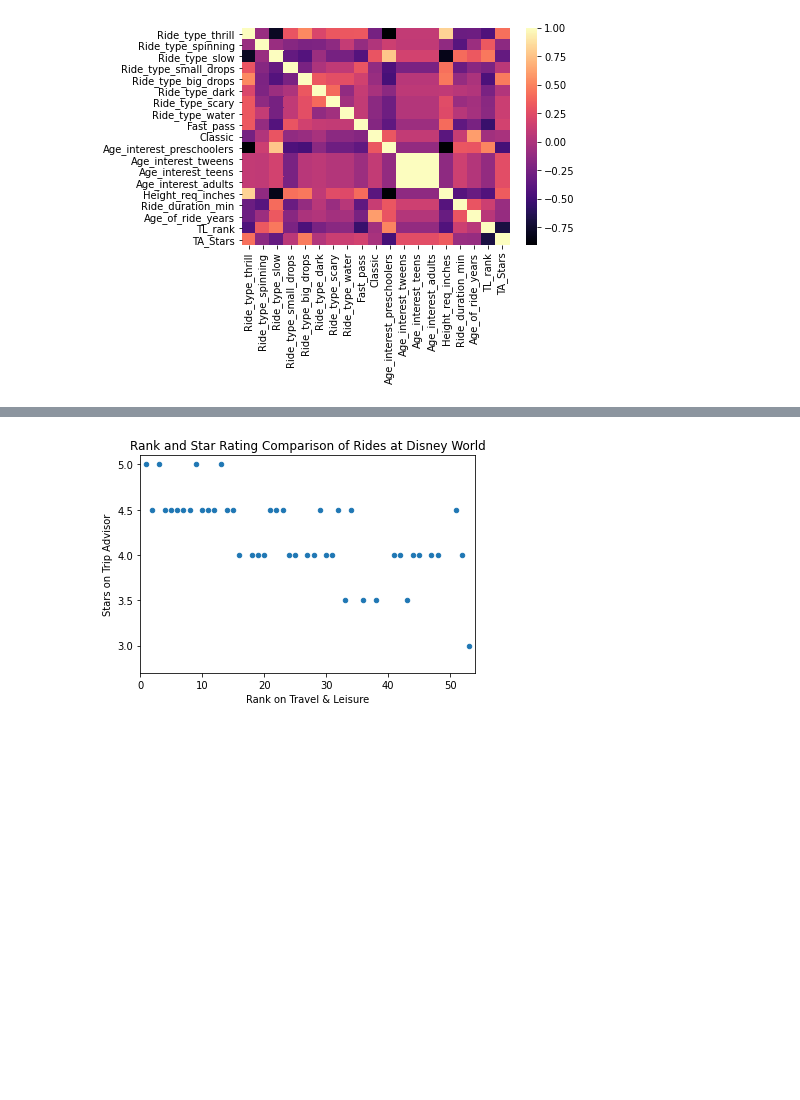
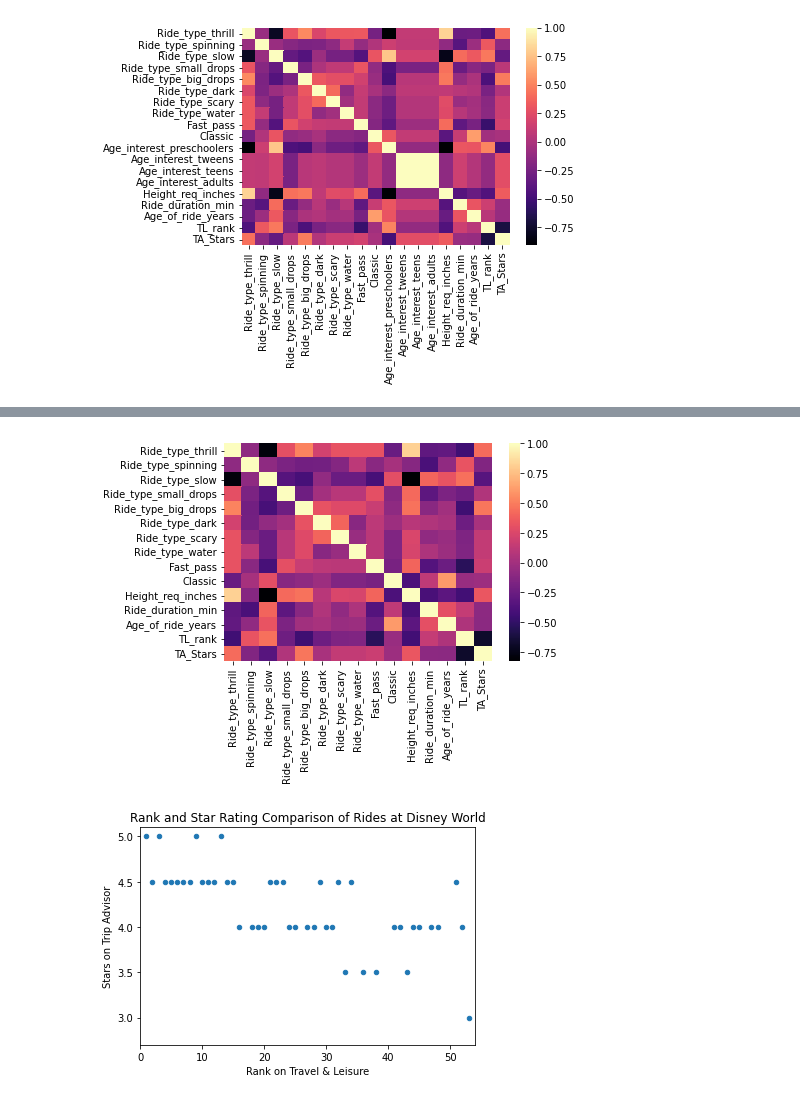
Before and after one commit to sachsac/Im-Going-to-Disney-World, a Jupyter notebook: Data Cleaning and Exploration.ipynb, the cells around one changed output, grey strips where cells are left out. Cells and saved outputs as stored; diff of their text form; code cells hidden in the pictures; blank space fills up the shorter version.

Commit message:
Add heatmap for age_interest columns removed, edit and add to explanation of heatmaps

```diff
--- a/Data Cleaning and Exploration.ipynb
+++ b/Data Cleaning and Exploration.ipynb
@@ -548,6 +576,12 @@ no_ages_df.head()
 | 2 | Avatar Flight of Passage | AK | Pandora | thrill | 1 | 0 | ... |
 | 3 | Big Thunder Mountain Railroad | MK | Frontierland | thrill, small drops | 1 | 0 | ... |
 | 4 | Buzz Lightyear's Space Ranger Spin | MK | Tomorrowland | spinning, slow | 0 | 1 | ... |
+# %%
+#heatmap without the ages
+sns.heatmap(no_ages_df.corr(), cmap = 'magma', yticklabels = True);
+#some correlations a little stronger and/or more obvious
+# %% [output]
+[figure, added]
 # %%
 #Visualization of this
 df.plot.scatter(x='TL_rank', y = 'TA_Stars')
```
Also changed, not shown: parts of 6 cells of this notebook.
